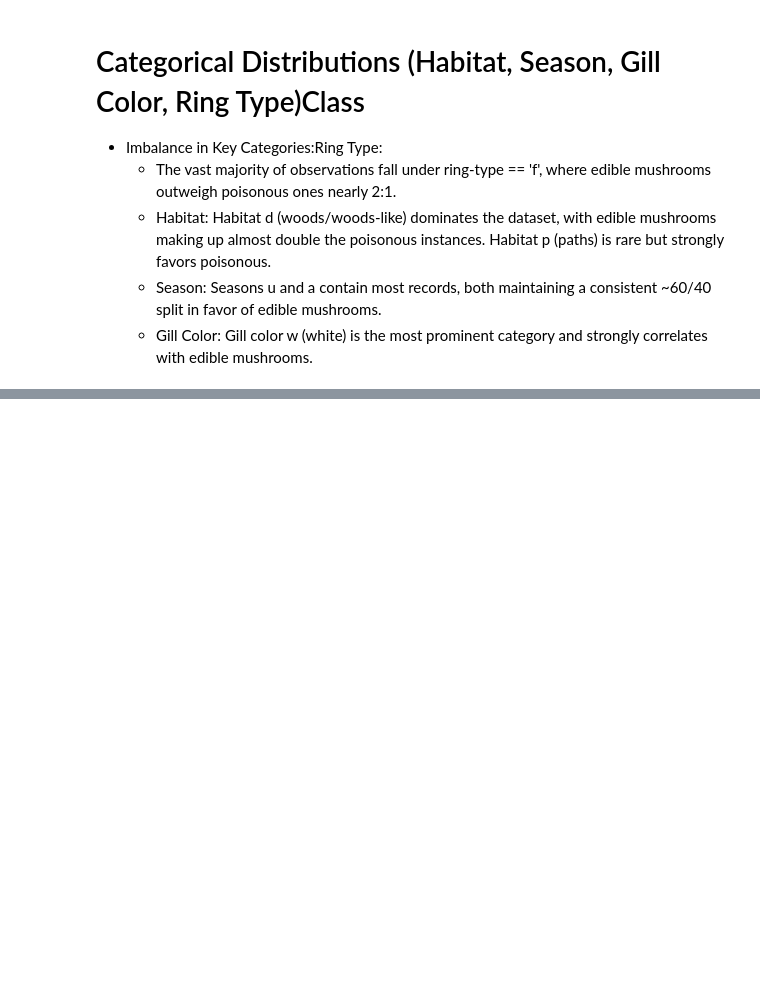
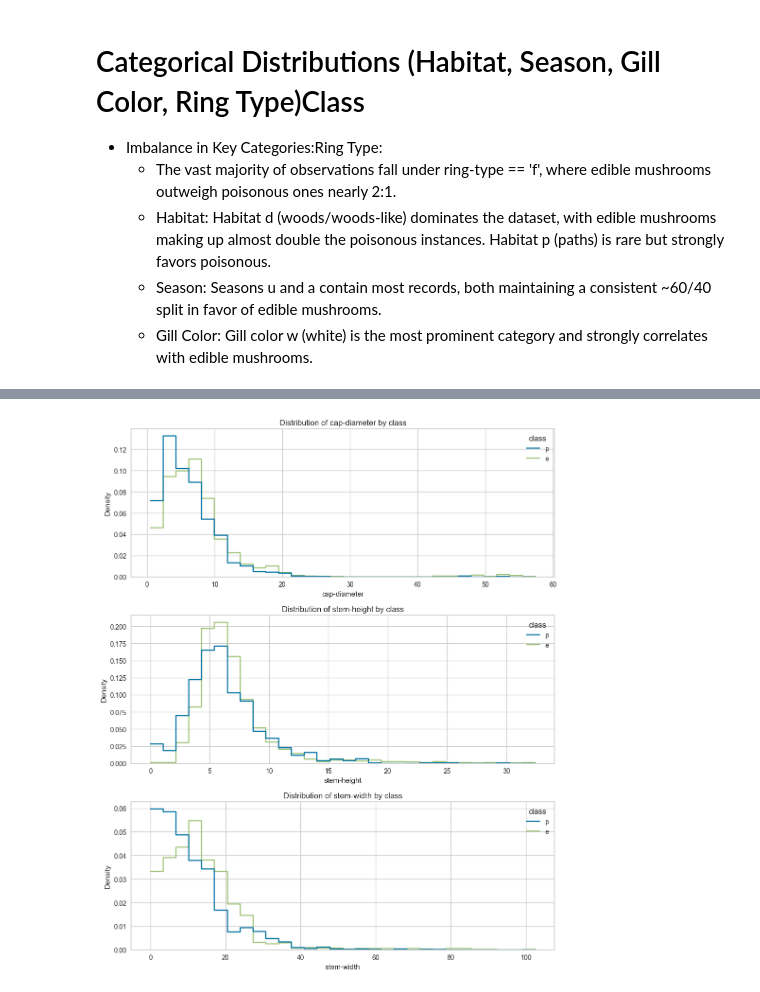
Before and after one commit to dmitcher7/CloudAI-Challenge, a Jupyter notebook: mushrooms/Cisse/1-Data.ipynb, the cells around one changed output, grey strips where cells are left out. Saved outputs shown, nothing was run; the diff lists cells and outputs as text; code cells hidden in the pictures; blank space fills up the shorter version.

```diff
--- a/mushrooms/Cisse/1-Data.ipynb
+++ b/mushrooms/Cisse/1-Data.ipynb
@@ -152,0 +226,14 @@ plt.show()
+# %%
+numeric_cols = df.select_dtypes(include="number").columns.tolist()
+fig, axes = plt.subplots(len(numeric_cols), 1, figsize=(10, 4 * len(numeric_cols)))
+if len(numeric_cols) == 1:
+    axes = [axes]
+for ax, col in zip(axes, numeric_cols):
+    sns.histplot(data=df, x=col, hue="class", bins=30, stat="density", common_norm=False,
+                 element="step", fill=False, ax=ax)
+    ax.set_title(f"Distribution of {col} by class")
+    ax.set_ylabel("Density")
+plt.tight_layout()
+plt.show()
+# %% [output]
+[figure, added]
```
Also changed, not shown: parts of 25 cells of this notebook, 2 other files.
